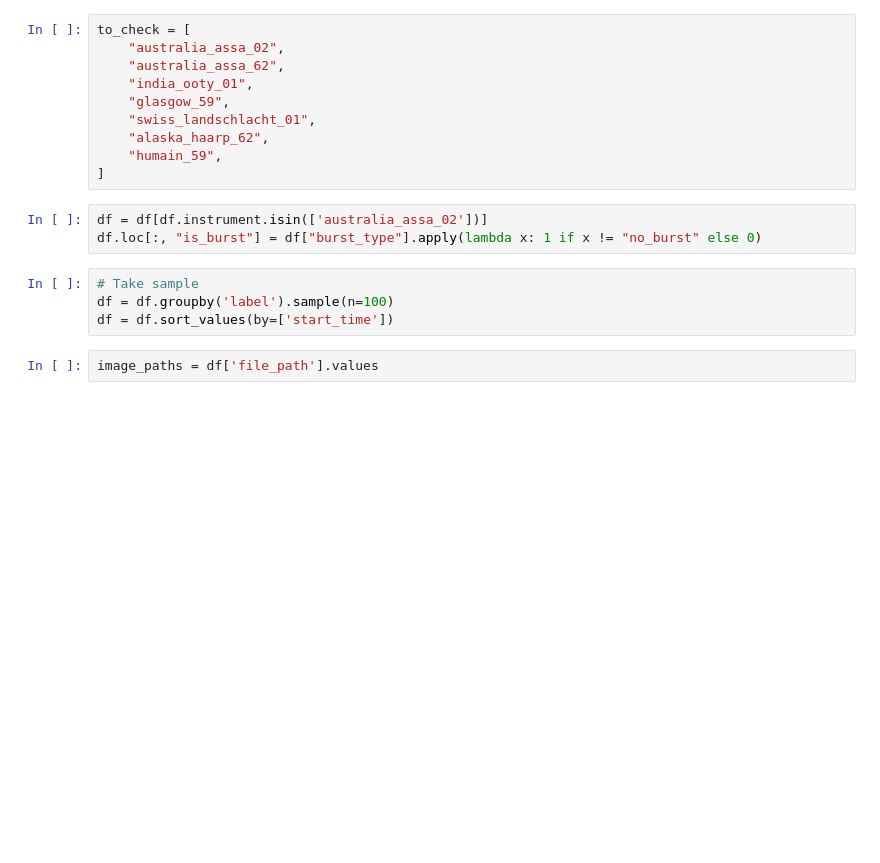
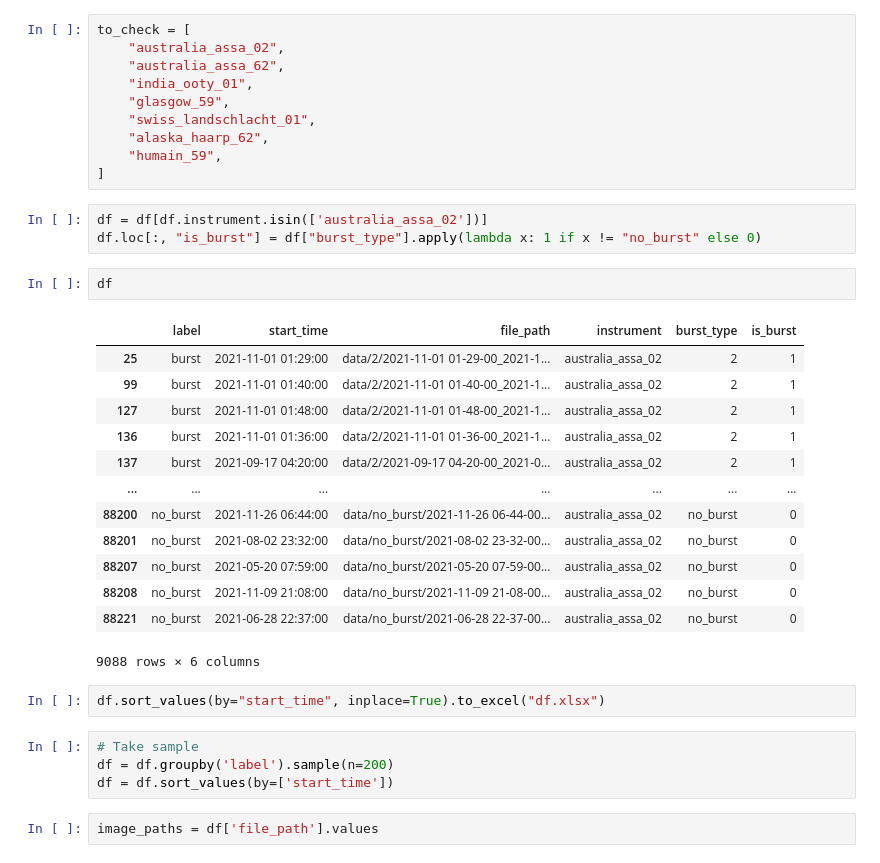
Before and after one commit to i4Ds/radio_sunburst_detector, a Jupyter notebook: check_labels.ipynb, the cells around one changed output. Cells and saved outputs as stored; diff of their text form; blank space fills up the shorter version.

```diff
--- a/check_labels.ipynb
+++ b/check_labels.ipynb
@@ -23,9 +16,27 @@ to_check = [
 # %%
 df = df[df.instrument.isin(['australia_assa_02'])]
 df.loc[:, "is_burst"] = df["burst_type"].apply(lambda x: 1 if x != "no_burst" else 0)
+# %%
+df
+# %% [output]
+|  | label | start_time | file_path | instrument | burst_type | is_burst |
+| 25 | burst | 2021-11-01 01:29:00 | data/2/2021-11-01 01-29-00_2021-1... | australia_assa_02 | 2 | 1 |
+| 99 | burst | 2021-11-01 01:40:00 | data/2/2021-11-01 01-40-00_2021-1... | australia_assa_02 | 2 | 1 |
+| 127 | burst | 2021-11-01 01:48:00 | data/2/2021-11-01 01-48-00_2021-1... | australia_assa_02 | 2 | 1 |
+| 136 | burst | 2021-11-01 01:36:00 | data/2/2021-11-01 01-36-00_2021-1... | australia_assa_02 | 2 | 1 |
+| 137 | burst | 2021-09-17 04:20:00 | data/2/2021-09-17 04-20-00_2021-0... | australia_assa_02 | 2 | 1 |
+| ... | ... | ... | ... | ... | ... | ... |
+| 88200 | no_burst | 2021-11-26 06:44:00 | data/no_burst/2021-11-26 06-44-00... | australia_assa_02 | no_burst | 0 |
+| 88201 | no_burst | 2021-08-02 23:32:00 | data/no_burst/2021-08-02 23-32-00... | australia_assa_02 | no_burst | 0 |
+| 88207 | no_burst | 2021-05-20 07:59:00 | data/no_burst/2021-05-20 07-59-00... | australia_assa_02 | no_burst | 0 |
+| 88208 | no_burst | 2021-11-09 21:08:00 | data/no_burst/2021-11-09 21-08-00... | australia_assa_02 | no_burst | 0 |
+| 88221 | no_burst | 2021-06-28 22:37:00 | data/no_burst/2021-06-28 22-37-00... | australia_assa_02 | no_burst | 0 |
+9088 rows × 6 columns
+# %%
+df.sort_values(by="start_time", inplace=True).to_excel("df.xlsx")
 # %%
 # Take sample
-df = df.groupby('label').sample(n=100)
+df = df.groupby('label').sample(n=200)
 df = df.sort_values(by=['start_time'])
 # %%
 image_paths = df['file_path'].values
```
Also changed, not shown: parts of 4 cells of this notebook, 4 other files.
